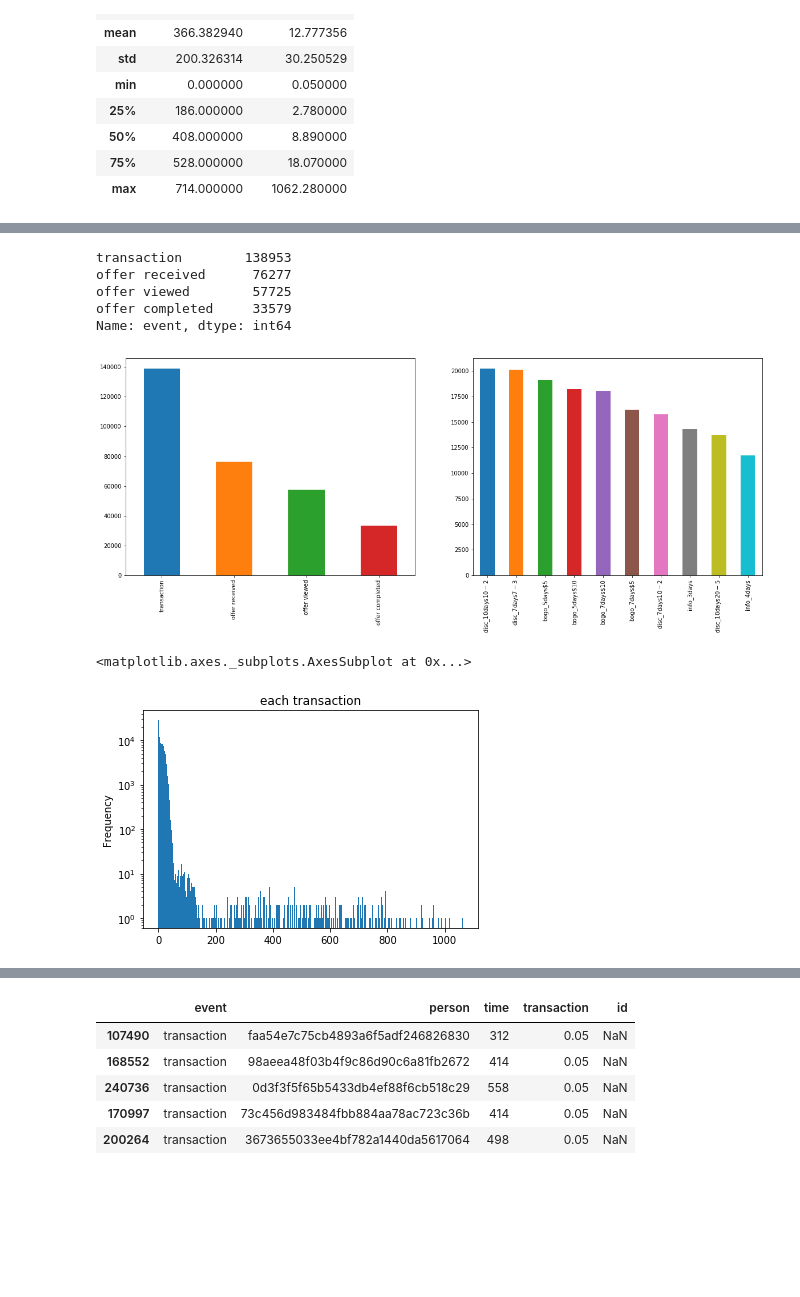
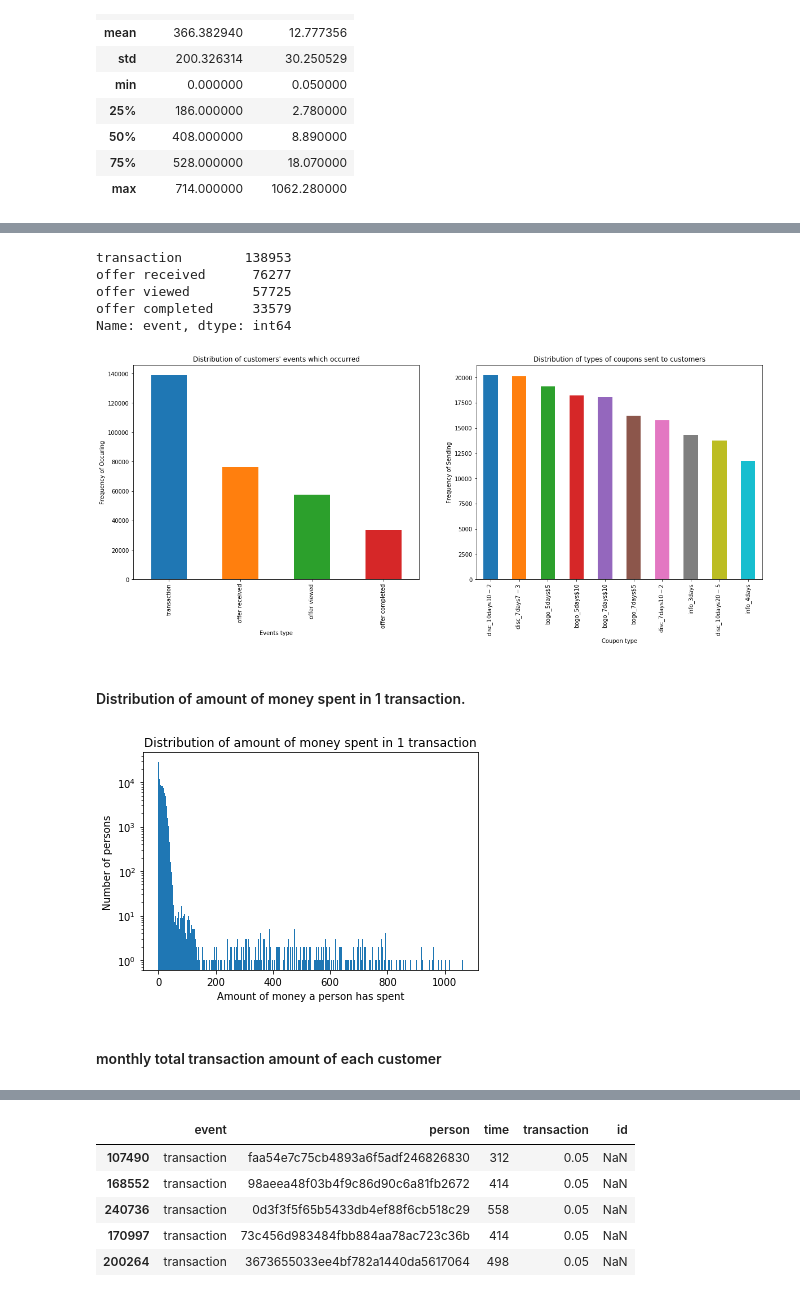
Before and after one commit to kudojp/StarBucksPromotionAnalysis, a Jupyter notebook: 190315StarbucksPromotionAnalysis.ipynb, the cells around one changed output, grey strips where cells are left out. Drawn from its saved outputs; the diff is of its cells as text; code cells hidden in the pictures; blank space fills up the shorter version.

```diff
--- a/190315StarbucksPromotionAnalysis.ipynb
+++ b/190315StarbucksPromotionAnalysis.ipynb
@@ -411,10 +394,18 @@ plt.figure(figsize=[20,7])
 
 # Distribution of  of events
 plt.subplot(1,2,1)
+plt.title("Distribution of customers' events which occurred")
+plt.xlabel("Events type")
+plt.ylabel("Frequency of Occuring")
 transcript2.event.value_counts().plot("bar")
+
+
 # Distribution of offers issued
 plt.subplot(1,2,2)
 transcript2.merge(portfolio2, on="id").id.value_counts().plot("bar")
+plt.title("Distribution of types of coupons sent to customers")
+plt.xlabel("Coupon type")
+plt.ylabel("Frequency of Sending")
 
 transcript2.event.value_counts()
 # %% [output]
@@ -423,14 +414,19 @@ offer received      76277
 offer viewed        57725
 offer completed     33579
 Name: event, dtype: int64
-[figure, old version]
+[figure, new version]
+# %% [markdown]
+#### Distribution of amount of money spent in 1 transaction.
 # %%
 # Distribution of the amount of each of 138953 transactions
-plt.title("each transaction")
+plt.title("Distribution of amount of money spent in 1 transaction")
 plt.yscale("log")
-transcript2.transaction.plot("hist", bins=500)
+transcript2.transaction.plot("hist", bins=500);
+plt.xlabel("Amount of money a person has spent")
+plt.ylabel("Number of persons");
 # %% [output]
-<matplotlib.axes._subplots.AxesSubplot at 0x...>
-[figure, old version]
+[figure, new version]
+# %% [markdown]
+#### monthly total transaction amount of each customer
 # %%
 # Distribution of monthly total transaction amount by a customer
```
Also changed, not shown: parts of 20 cells of this notebook, 5 other files.
